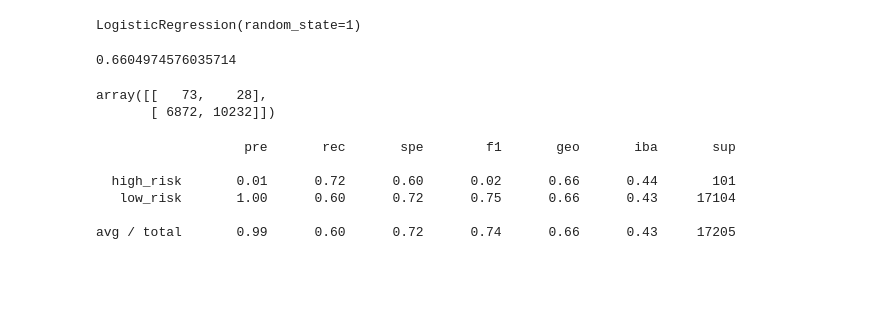
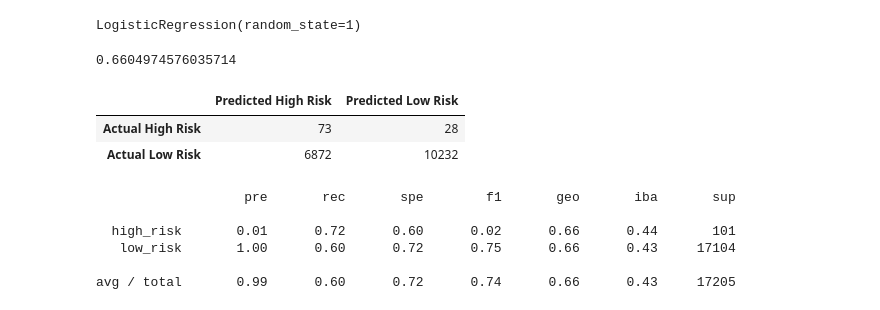
Before and after one commit to AlexisBurton/Credit_Risk_Analysis, a Jupyter notebook: credit_risk_resampling.ipynb, the cells around one changed output. Drawn from its saved outputs; the diff is of its cells as text; code cells hidden in the pictures; blank space fills up the shorter version.

```diff
--- a/credit_risk_resampling.ipynb
+++ b/credit_risk_resampling.ipynb
@@ -153,11 +153,14 @@ balanced_accuracy_score(y_test, y_pred)
 # %%
 # Display the confusion matrix
 from sklearn.metrics import confusion_matrix
 
-confusion_matrix(y_test, y_pred)
+cm = confusion_matrix(y_test, y_pred)
+cm = pd.DataFrame(cm, index= ["Actual High Risk", "Actual Low Risk"], columns = ["Predicted High Risk", "Predicted Low Risk"])
+cm
 # %% [output]
-array([[   73,    28],
-       [ 6872, 10232]])
+|  | Predicted High Risk | Predicted Low Risk |
+| Actual High Risk | 73 | 28 |
+| Actual Low Risk | 6872 | 10232 |
 # %%
 # Print the imbalanced classification report
 from imblearn.metrics import classification_report_imbalanced
```
Also changed, not shown: parts of 8 cells of this notebook, 2 other files.
